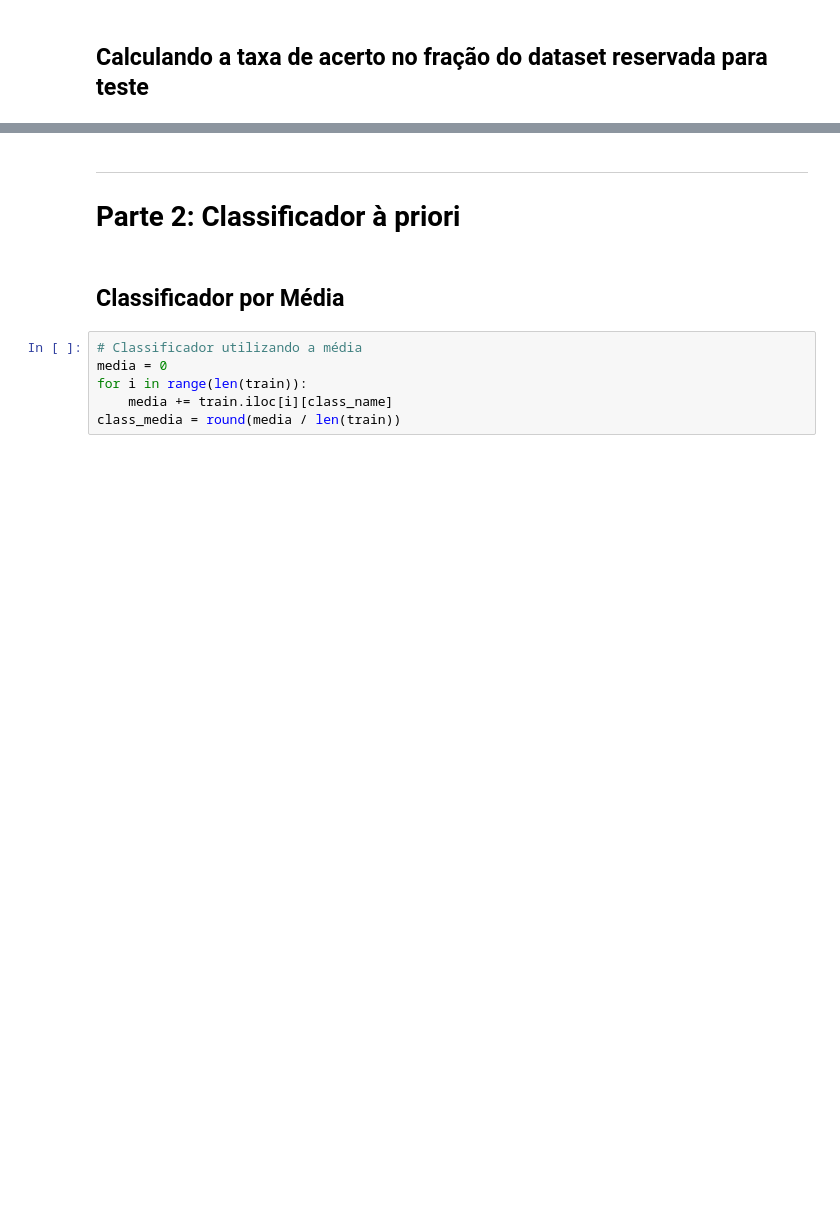
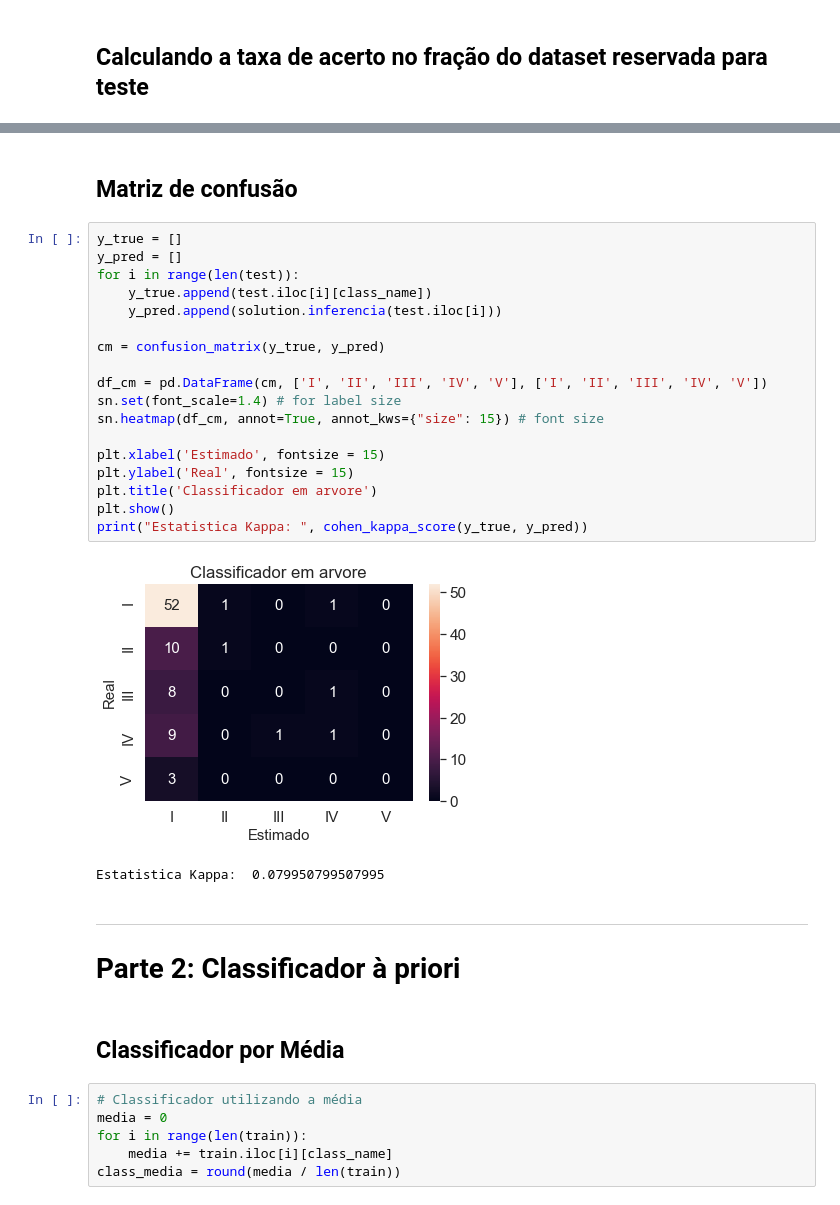
Before and after one commit to gitoso-College-Projects-ITA-2021/CTC-17, a Jupyter notebook: Projeto3-Aprendizado-de-Maquina/decision-tree.ipynb, the cells around one changed output, grey strips where cells are left out. Cells and saved outputs as stored; diff of their text form; blank space fills up the shorter version.

Commit message:
Add confusion matrix and kappa

```diff
--- a/Projeto3-Aprendizado-de-Maquina/decision-tree.ipynb
+++ b/Projeto3-Aprendizado-de-Maquina/decision-tree.ipynb
@@ -251,3 +257,26 @@ Porcentagem de acertos =  62.5 %
+# %% [markdown]
+## Matriz de confusão
+# %%
+y_true = []
+y_pred = []
+for i in range(len(test)):
+    y_true.append(test.iloc[i][class_name])
+    y_pred.append(solution.inferencia(test.iloc[i]))
+
+cm = confusion_matrix(y_true, y_pred)
+
+df_cm = pd.DataFrame(cm, ['I', 'II', 'III', 'IV', 'V'], ['I', 'II', 'III', 'IV', 'V'])
+sn.set(font_scale=1.4) # for label size
+sn.heatmap(df_cm, annot=True, annot_kws={"size": 15}) # font size
+
+plt.xlabel('Estimado', fontsize = 15)
+plt.ylabel('Real', fontsize = 15)
+plt.title('Classificador em arvore')
+plt.show()
+print("Estatistica Kappa: ", cohen_kappa_score(y_true, y_pred))
+# %% [output]
+[figure, added]
+Estatistica Kappa:  0.079950799507995
 # %% [markdown]
 ---
 # Parte 2: Classificador à priori
```
Also changed, not shown: parts of 11 cells of this notebook.
